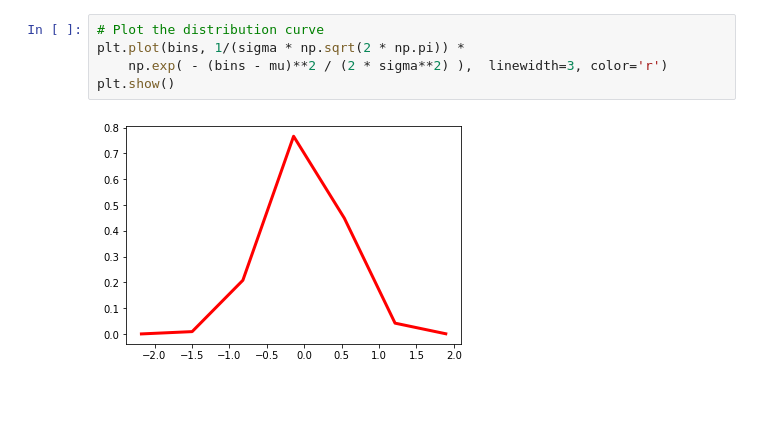
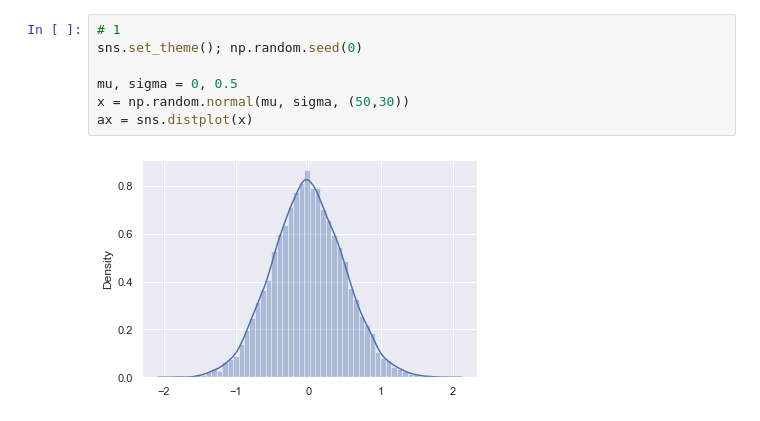
Before and after one commit to Maitan21/Machine-Learning, a Jupyter notebook: 기계학습개론/Random Number Generation.ipynb, the cells around one changed output. Saved outputs shown, nothing was run; the diff lists cells and outputs as text.

Commit message:
Random Number

```diff
--- a/기계학습개론/Random Number Generation.ipynb
+++ b/기계학습개론/Random Number Generation.ipynb
@@ -21,7 +8,9 @@ ValueError: x and y must have same first dimension, but have shapes (21,) and (5
-# %%
-# Plot the distribution curve
-plt.plot(bins, 1/(sigma * np.sqrt(2 * np.pi)) *
-    np.exp( - (bins - mu)**2 / (2 * sigma**2) ),  linewidth=3, color='r')
-plt.show()
-# %% [output]
-[figure, removed]
+# %%
+# 1
+sns.set_theme(); np.random.seed(0)
+
+mu, sigma = 0, 0.5
+x = np.random.normal(mu, sigma, (50,30))
+ax = sns.distplot(x)
+# %% [output]
+[figure, added]
```
Also changed, not shown: parts of 4 cells of this notebook, 1 other file.
